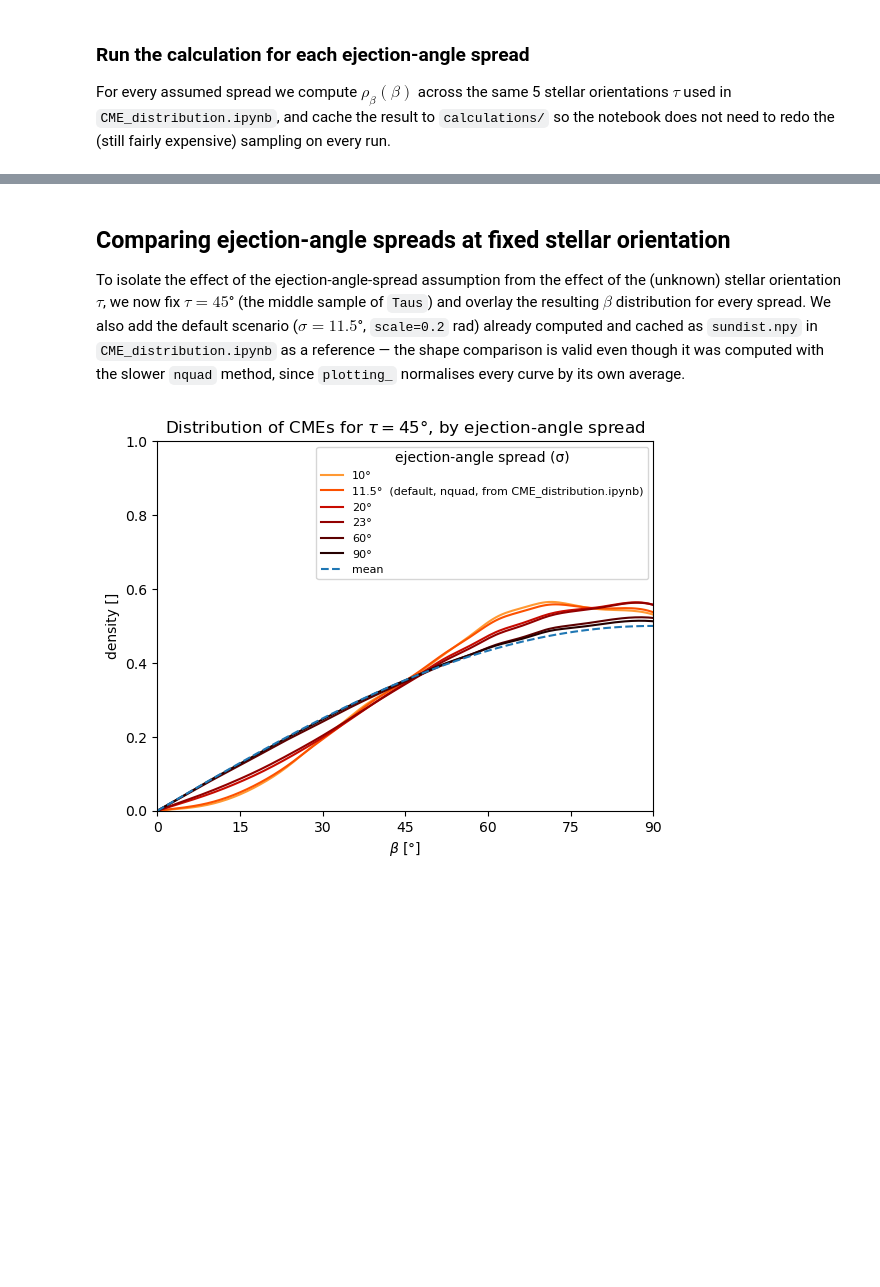
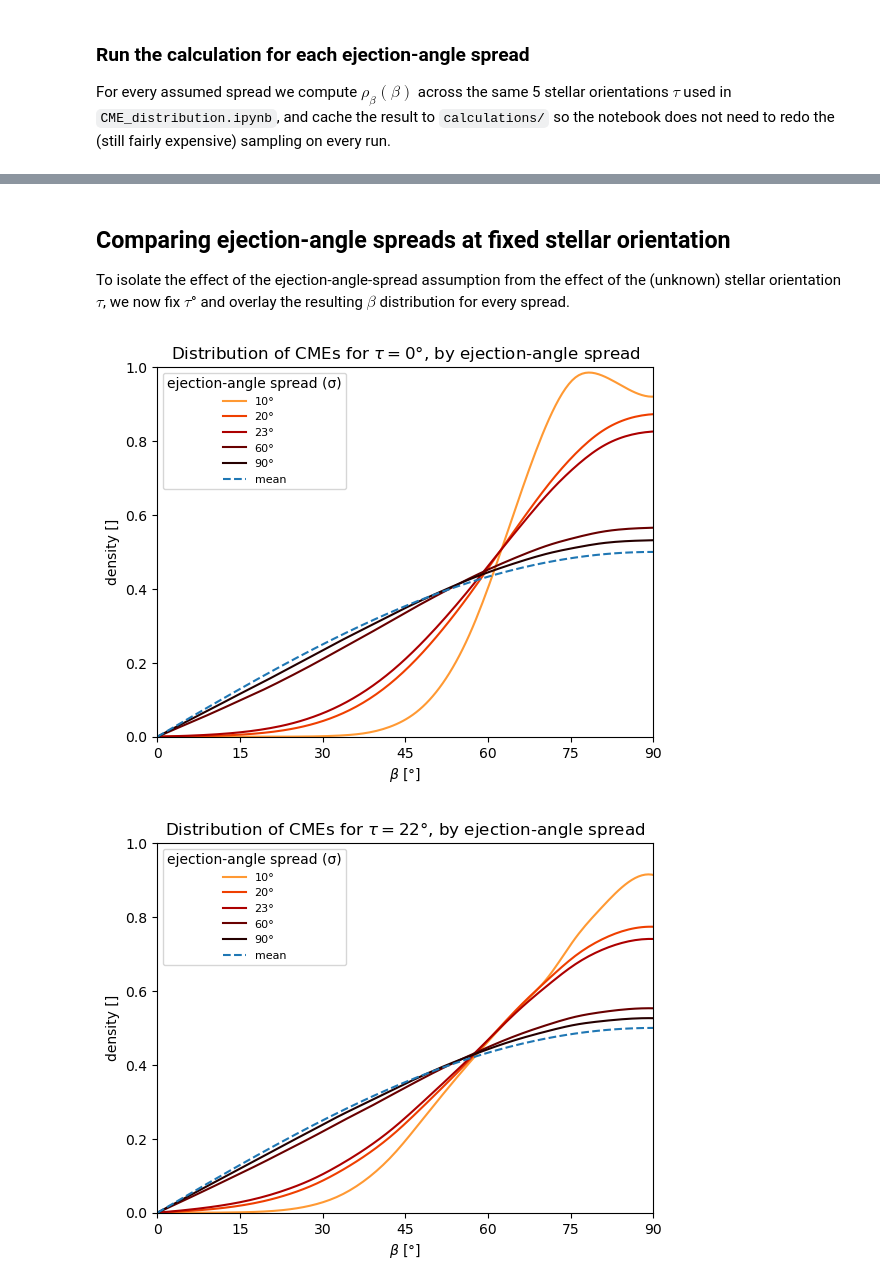
Before and after one commit to demichieldewilde/CME_distribution, a Jupyter notebook: CME_dist_multiple_output_angles.ipynb, the cells around one changed output, grey strips where cells are left out. Saved outputs shown, nothing was run; the diff lists cells and outputs as text; code cells hidden in the pictures; blank space fills up the shorter version.

```diff
--- a/CME_dist_multiple_output_angles.ipynb
+++ b/CME_dist_multiple_output_angles.ipynb
@@ -225,36 +234,31 @@ Data saved to 'calculations/output_angle_90deg.npy'.
 ## Comparing ejection-angle spreads at fixed stellar orientation
 
 To isolate the effect of the ejection-angle-spread assumption from the effect of the (unknown) stellar
-orientation $\tau$, we now fix $\tau=45$° (the middle sample of `Taus`) and overlay the resulting
-$\beta$ distribution for every spread. We also add the default scenario ($\sigma=11.5$°,
-`scale=0.2` rad) already computed and cached as `sundist.npy` in `CME_distribution.ipynb` as a
-reference — the shape comparison is valid even though it was computed with the slower `nquad` method,
-since `plotting_` normalises every curve by its own average.
+orientation $\tau$, we now fix $\tau$° and overlay the resulting
+$\beta$ distribution for every spread.
 # %%
-tau_index = 2   # Taus[2] == pi/4 == 45 degrees
-sundist = np.load('calculations/sundist.npy')
+for tau_index in range(5):
+    sundist = np.load('calculations/sundist.npy')
+    all_curves = { **dens_of_angle}
 
-default_spread_deg = round(0.2 * 180 / np.pi, 1)   # scale=0.2 rad, as in CME_distribution.ipynb
-reference = {default_spread_deg: sundist}
-all_curves = {**reference, **dens_of_angle}
+    cmap = plt.get_cmap("gist_heat_r")
+    colors = cmap(np.linspace(0.2, 0.9, len(all_curves)))
 
-cmap = plt.get_cmap("gist_heat_r")
-colors = cmap(np.linspace(0.2, 0.9, len(all_curves)))
+    for c, (deg, dens) in zip(colors, sorted(all_curves.items())):
+        d = dens[tau_index]
+        smooth_curve = make_interp_spline(betas, d / (np.average(d) * np.pi))(x)
+        label = f"{deg}°"
+        plt.plot(x, smooth_curve, color=c, label=label)
 
-for c, (deg, dens) in zip(colors, sorted(all_curves.items())):
-    d = dens[tau_index]
-    smooth_curve = make_interp_spline(betas, d / (np.average(d) * np.pi))(x)
-    label = f"{deg}°" + ("  (default, nquad, from CME_distribution.ipynb)" if deg == default_spread_deg else "")
-    plt.plot(x, smooth_curve, color=c, label=label)
-
-plt.plot(x, np.sin(x) / 2, "--", color='tab:blue', label="mean")
-plt.legend(title="ejection-angle spread (σ)", fontsize=8)
-plt.xticks(np.linspace(0, np.pi / 2, 7), range(0, 91, 15))
-plt.title(fr"Distribution of CMEs for $\tau=${round(Taus[tau_index]/np.pi*180)}°, by ejection-angle spread")
-plt.xlabel(r"$\beta$ [°]")
-plt.ylabel(r"density []")
-plt.xlim(0, np.pi / 2)
-plt.ylim(0, 1)
-plt.show()
+    plt.plot(x, np.sin(x) / 2, "--", color='tab:blue', label="mean")
+    plt.legend(title="ejection-angle spread (σ)", fontsize=8)
+    plt.xticks(np.linspace(0, np.pi / 2, 7), range(0, 91, 15))
+    plt.title(fr"Distribution of CMEs for $\tau=${round(Taus[tau_index]/np.pi*180)}°, by ejection-angle spread")
+    plt.xlabel(r"$\beta$ [°]")
+    plt.ylabel(r"density []")
+    plt.xlim(0, np.pi / 2)
+    plt.ylim(0, 1)
+    plt.show()
 # %% [output]
-[figure, old version]
+[figure, new version]
+[figure, added]
```
Also changed, not shown: parts of 9 cells of this notebook, 17 other files.
